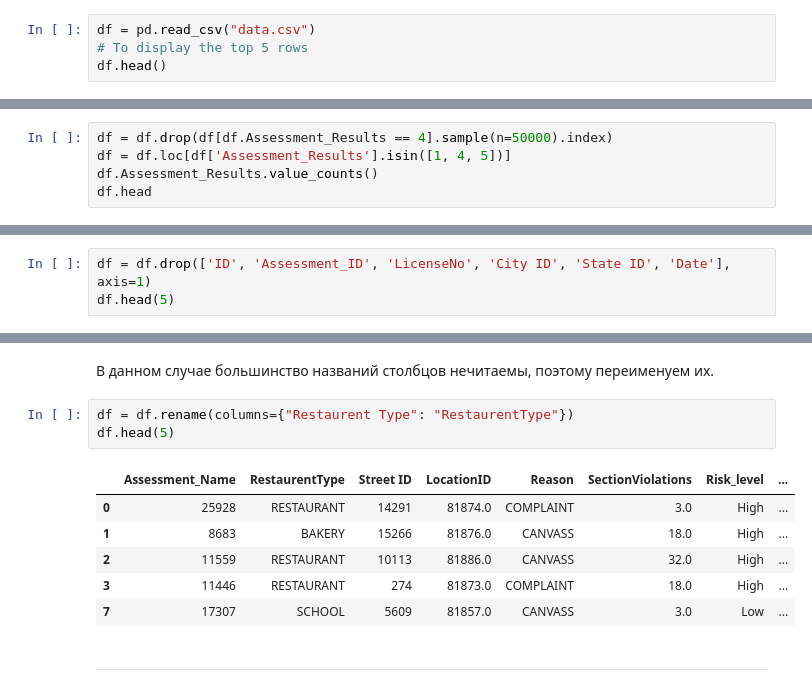
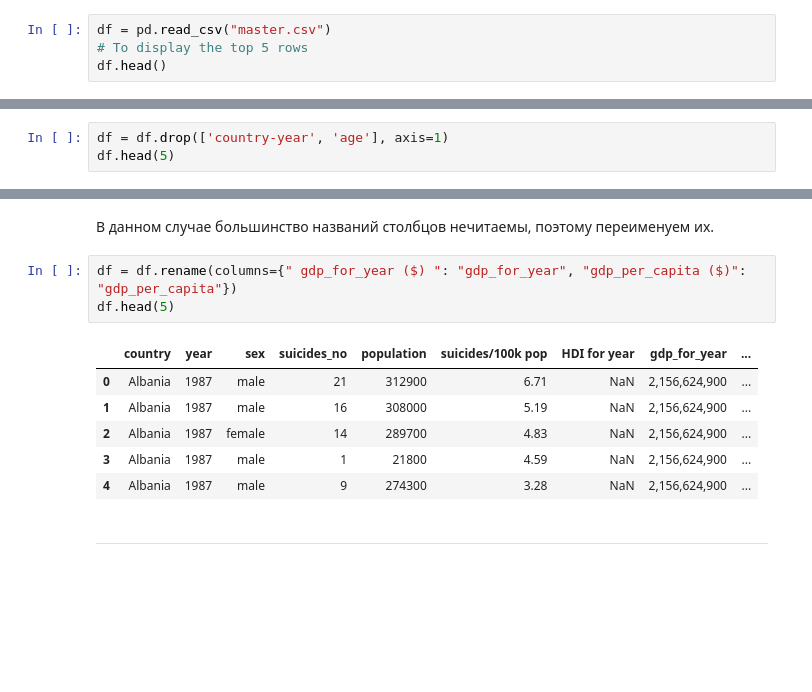
Before and after one commit to musicfreakt/algst, a Jupyter notebook: ml/lab1.ipynb, the cells around one changed output, grey strips where cells are left out. Saved outputs shown, nothing was run; the diff lists cells and outputs as text; blank space fills up the shorter version.

```diff
--- a/ml/lab1.ipynb
+++ b/ml/lab1.ipynb
@@ -43,7 +36,7 @@ import random
 #from google.colab import drive
 #drive.mount('/content/drive')
 # %%
-df = pd.read_csv("data.csv")
+df = pd.read_csv("master.csv")
 # To display the top 5 rows
 df.head()
 # %% [output]
@@ -80,5 +48,0 @@ Name: Assessment_Results, dtype: int64
-# %%
-df = df.drop(df[df.Assessment_Results == 4].sample(n=50000).index)
-df = df.loc[df['Assessment_Results'].isin([1, 4, 5])]
-df.Assessment_Results.value_counts()
-df.head
@@ -157,4 +79,4 @@ Name: State ID, dtype: int64
 # %%
-df = df.drop(['ID', 'Assessment_ID', 'LicenseNo', 'City ID', 'State ID', 'Date'], axis=1)
+df = df.drop(['country-year', 'age'], axis=1)
 df.head(5)
 # %% [output]
@@ -173,15 +95,15 @@ df.head(5)
 # %% [markdown]
 В данном случае большинство названий столбцов нечитаемы, поэтому переименуем их.
 # %%
-df = df.rename(columns={"Restaurent Type": "RestaurentType"})
+df = df.rename(columns={" gdp_for_year ($) ": "gdp_for_year", "gdp_per_capita ($)": "gdp_per_capita"})
 df.head(5)
 # %% [output]
-|  | Assessment_Name | RestaurentType | Street ID | LocationID | Reason | SectionViolations | Risk_level | ... |
-| 0 | 25928 | RESTAURANT | 14291 | 81874.0 | COMPLAINT | 3.0 | High | ... |
-| 1 | 8683 | BAKERY | 15266 | 81876.0 | CANVASS | 18.0 | High | ... |
-| 2 | 11559 | RESTAURANT | 10113 | 81886.0 | CANVASS | 32.0 | High | ... |
-| 3 | 11446 | RESTAURANT | 274 | 81873.0 | COMPLAINT | 18.0 | High | ... |
-| 7 | 17307 | SCHOOL | 5609 | 81857.0 | CANVASS | 3.0 | Low | ... |
+|  | country | year | sex | suicides_no | population | suicides/100k pop | HDI for year | gdp_for_year | ... |
+| 0 | Albania | 1987 | male | 21 | 312900 | 6.71 | NaN | 2,156,624,900 | ... |
+| 1 | Albania | 1987 | male | 16 | 308000 | 5.19 | NaN | 2,156,624,900 | ... |
+| 2 | Albania | 1987 | female | 14 | 289700 | 4.83 | NaN | 2,156,624,900 | ... |
+| 3 | Albania | 1987 | male | 1 | 21800 | 4.59 | NaN | 2,156,624,900 | ... |
+| 4 | Albania | 1987 | male | 9 | 274300 | 3.28 | NaN | 2,156,624,900 | ... |
 # %% [markdown]
 
 
```
Also changed, not shown: parts of 71 cells of this notebook.
